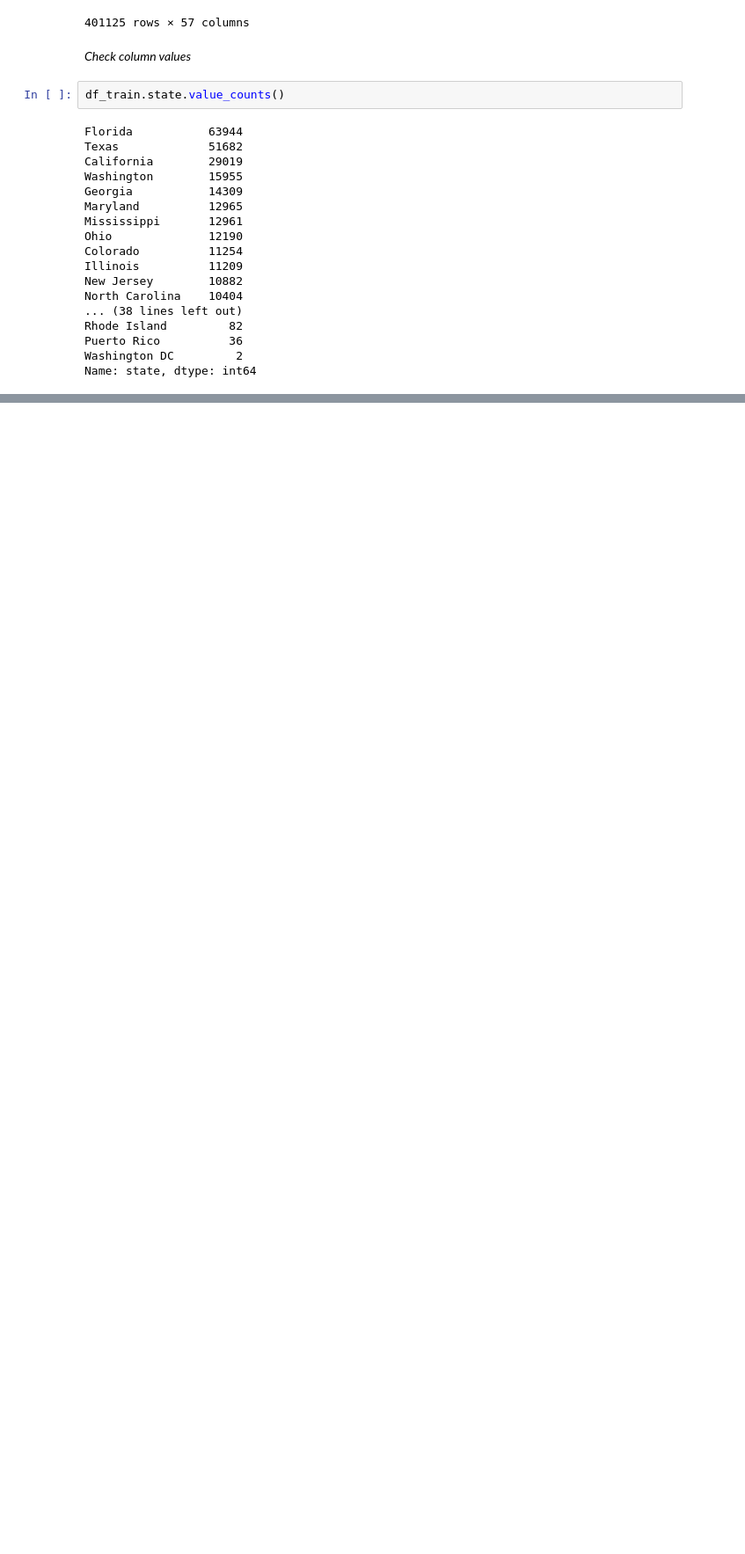
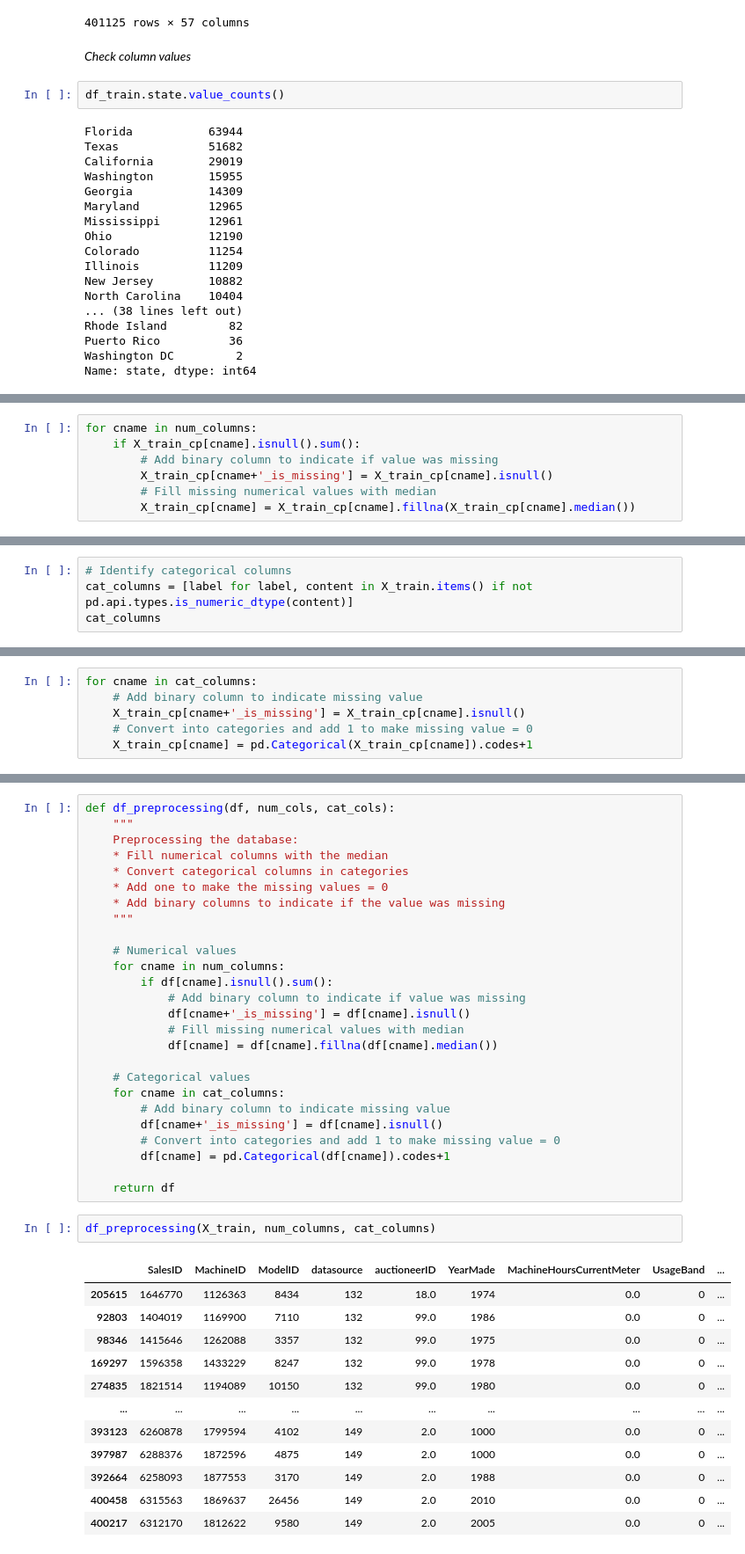
Before and after one commit to PaolaArz/ML_SupervisedLearning_Regression, a Jupyter notebook: ML_SupervisedLearning_Regression.ipynb, the cells around one changed output, grey strips where cells are left out. Shown: that part at 88% size. Cells and saved outputs as stored; diff of their text form; blank space fills up the shorter version.

```diff
--- a/ML_SupervisedLearning_Regression.ipynb
+++ b/ML_SupervisedLearning_Regression.ipynb
@@ -231,0 +279,7 @@ from sklearn.compose import ColumnTransformer
+# %%
+for cname in num_columns:
+    if X_train_cp[cname].isnull().sum():
+        # Add binary column to indicate if value was missing
+        X_train_cp[cname+'_is_missing'] = X_train_cp[cname].isnull()
+        # Fill missing numerical values with median
+        X_train_cp[cname] = X_train_cp[cname].fillna(X_train_cp[cname].median())
@@ -231,0 +314,4 @@ from sklearn.compose import ColumnTransformer
+# %%
+# Identify categorical columns
+cat_columns = [label for label, content in X_train.items() if not pd.api.types.is_numeric_dtype(content)]
+cat_columns
@@ -231,0 +399,6 @@ from sklearn.compose import ColumnTransformer
+# %%
+for cname in cat_columns:
+    # Add binary column to indicate missing value
+    X_train_cp[cname+'_is_missing'] = X_train_cp[cname].isnull()
+    # Convert into categories and add 1 to make missing value = 0
+    X_train_cp[cname] = pd.Categorical(X_train_cp[cname]).codes+1
@@ -231,0 +456,41 @@ from sklearn.compose import ColumnTransformer
+# %%
+def df_preprocessing(df, num_cols, cat_cols):
+    """
+    Preprocessing the database:
+    * Fill numerical columns with the median
+    * Convert categorical columns in categories
+    * Add one to make the missing values = 0
+    * Add binary columns to indicate if the value was missing
+    """
+
+    # Numerical values
+    for cname in num_columns:
+        if df[cname].isnull().sum():
+            # Add binary column to indicate if value was missing
+            df[cname+'_is_missing'] = df[cname].isnull()
+            # Fill missing numerical values with median
+            df[cname] = df[cname].fillna(df[cname].median())
+
+    # Categorical values
+    for cname in cat_columns:
+        # Add binary column to indicate missing value
+        df[cname+'_is_missing'] = df[cname].isnull()
+        # Convert into categories and add 1 to make missing value = 0
+        df[cname] = pd.Categorical(df[cname]).codes+1
+
+    return df
+# %%
+df_preprocessing(X_train, num_columns, cat_columns)
+# %% [output]
+|  | SalesID | MachineID | ModelID | datasource | auctioneerID | YearMade | MachineHoursCurrentMeter | UsageBand | ... |
+| 205615 | 1646770 | 1126363 | 8434 | 132 | 18.0 | 1974 | 0.0 | 0 | ... |
+| 92803 | 1404019 | 1169900 | 7110 | 132 | 99.0 | 1986 | 0.0 | 0 | ... |
+| 98346 | 1415646 | 1262088 | 3357 | 132 | 99.0 | 1975 | 0.0 | 0 | ... |
+| 169297 | 1596358 | 1433229 | 8247 | 132 | 99.0 | 1978 | 0.0 | 0 | ... |
+| 274835 | 1821514 | 1194089 | 10150 | 132 | 99.0 | 1980 | 0.0 | 0 | ... |
+| ... | ... | ... | ... | ... | ... | ... | ... | ... | ... |
+| 393123 | 6260878 | 1799594 | 4102 | 149 | 2.0 | 1000 | 0.0 | 0 | ... |
+| 397987 | 6288376 | 1872596 | 4875 | 149 | 2.0 | 1000 | 0.0 | 0 | ... |
+| 392664 | 6258093 | 1877553 | 3170 | 149 | 2.0 | 1988 | 0.0 | 0 | ... |
+| 400458 | 6315563 | 1869637 | 26456 | 149 | 2.0 | 2010 | 0.0 | 0 | ... |
+| 400217 | 6312170 | 1812622 | 9580 | 149 | 2.0 | 2005 | 0.0 | 0 | ... |
```
Also changed, not shown: parts of 97 cells of this notebook, 1 other file.
